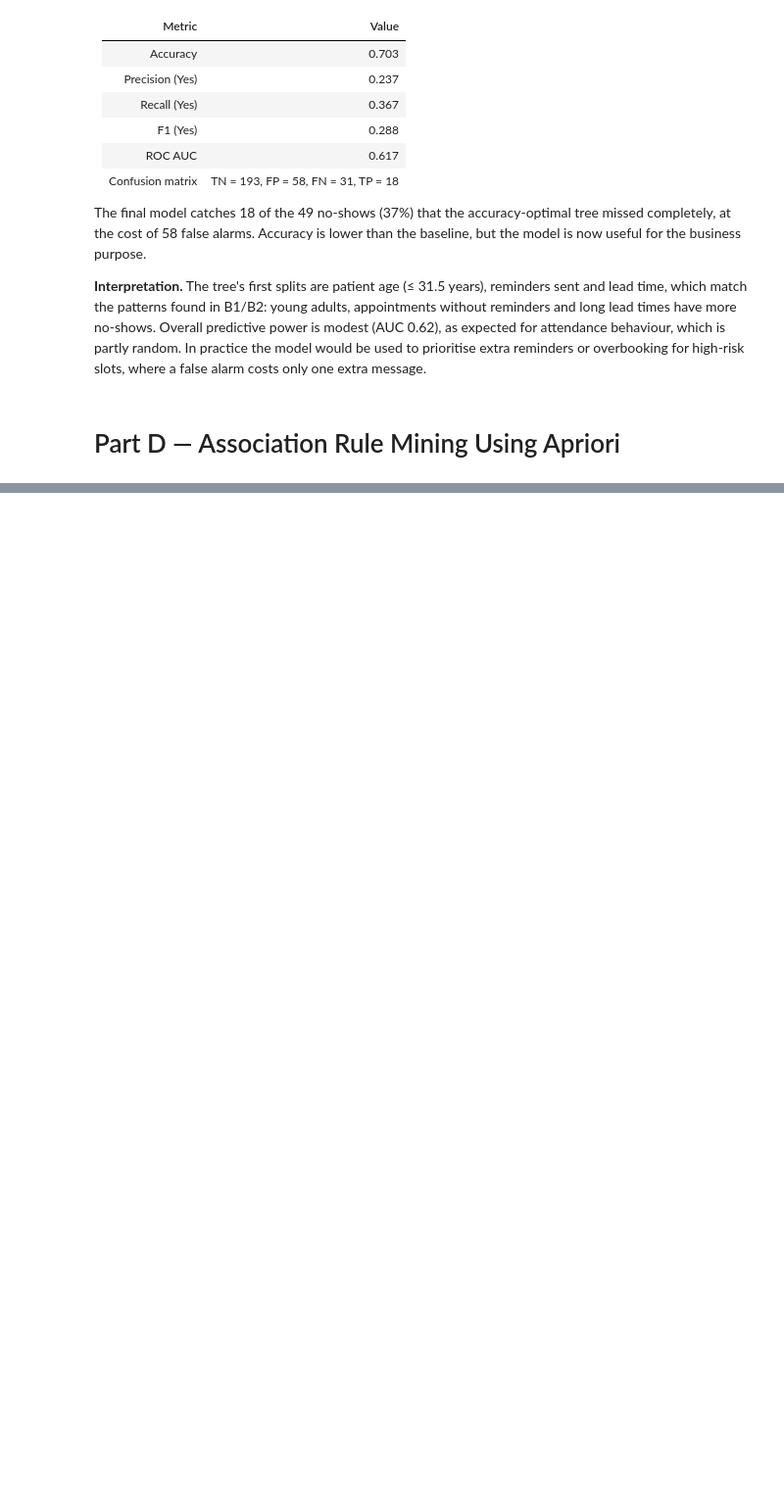
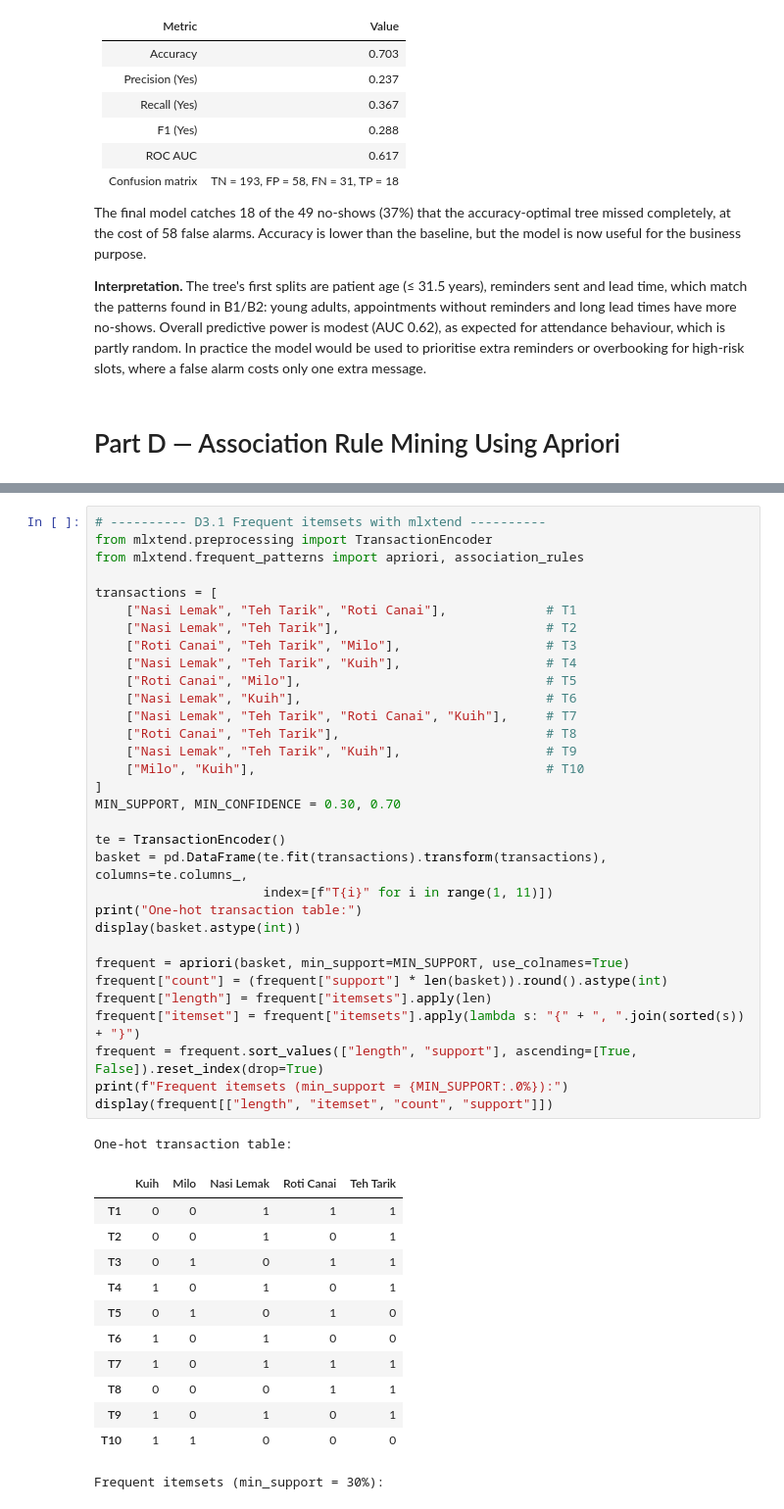
Before and after one commit to qist-tuah/WIE3007_A1_23001946, a Jupyter notebook: notebook/WIE3007_A1_23001946.ipynb, the cells around one changed output, grey strips where cells are left out. Shown at 98% size. Drawn from its saved outputs; the diff is of its cells as text; blank space fills up the shorter version.

```diff
--- a/notebook/WIE3007_A1_23001946.ipynb
+++ b/notebook/WIE3007_A1_23001946.ipynb
@@ -1483,0 +1486,46 @@ The final model catches 18 of the 49 no-shows (37%) that the accuracy-optimal tr
+# %%
+# ---------- D3.1 Frequent itemsets with mlxtend ----------
+from mlxtend.preprocessing import TransactionEncoder
+from mlxtend.frequent_patterns import apriori, association_rules
+
+transactions = [
+    ["Nasi Lemak", "Teh Tarik", "Roti Canai"],             # T1
+    ["Nasi Lemak", "Teh Tarik"],                           # T2
+    ["Roti Canai", "Teh Tarik", "Milo"],                   # T3
+    ["Nasi Lemak", "Teh Tarik", "Kuih"],                   # T4
+    ["Roti Canai", "Milo"],                                # T5
+    ["Nasi Lemak", "Kuih"],                                # T6
+    ["Nasi Lemak", "Teh Tarik", "Roti Canai", "Kuih"],     # T7
+    ["Roti Canai", "Teh Tarik"],                           # T8
+    ["Nasi Lemak", "Teh Tarik", "Kuih"],                   # T9
+    ["Milo", "Kuih"],                                      # T10
+]
+MIN_SUPPORT, MIN_CONFIDENCE = 0.30, 0.70
+
+te = TransactionEncoder()
+basket = pd.DataFrame(te.fit(transactions).transform(transactions), columns=te.columns_,
+                      index=[f"T{i}" for i in range(1, 11)])
+print("One-hot transaction table:")
+display(basket.astype(int))
+
+frequent = apriori(basket, min_support=MIN_SUPPORT, use_colnames=True)
+frequent["count"] = (frequent["support"] * len(basket)).round().astype(int)
+frequent["length"] = frequent["itemsets"].apply(len)
+frequent["itemset"] = frequent["itemsets"].apply(lambda s: "{" + ", ".join(sorted(s)) + "}")
+frequent = frequent.sort_values(["length", "support"], ascending=[True, False]).reset_index(drop=True)
+print(f"Frequent itemsets (min_support = {MIN_SUPPORT:.0%}):")
+display(frequent[["length", "itemset", "count", "support"]])
+# %% [output]
+One-hot transaction table:
+|  | Kuih | Milo | Nasi Lemak | Roti Canai | Teh Tarik |
+| T1 | 0 | 0 | 1 | 1 | 1 |
+| T2 | 0 | 0 | 1 | 0 | 1 |
+| T3 | 0 | 1 | 0 | 1 | 1 |
+| T4 | 1 | 0 | 1 | 0 | 1 |
+| T5 | 0 | 1 | 0 | 1 | 0 |
+| T6 | 1 | 0 | 1 | 0 | 0 |
+| T7 | 1 | 0 | 1 | 1 | 1 |
+| T8 | 0 | 0 | 0 | 1 | 1 |
+| T9 | 1 | 0 | 1 | 0 | 1 |
+| T10 | 1 | 1 | 0 | 0 | 0 |
+Frequent itemsets (min_support = 30%):
```
Also changed, not shown: parts of 9 cells of this notebook, 4 other files.
